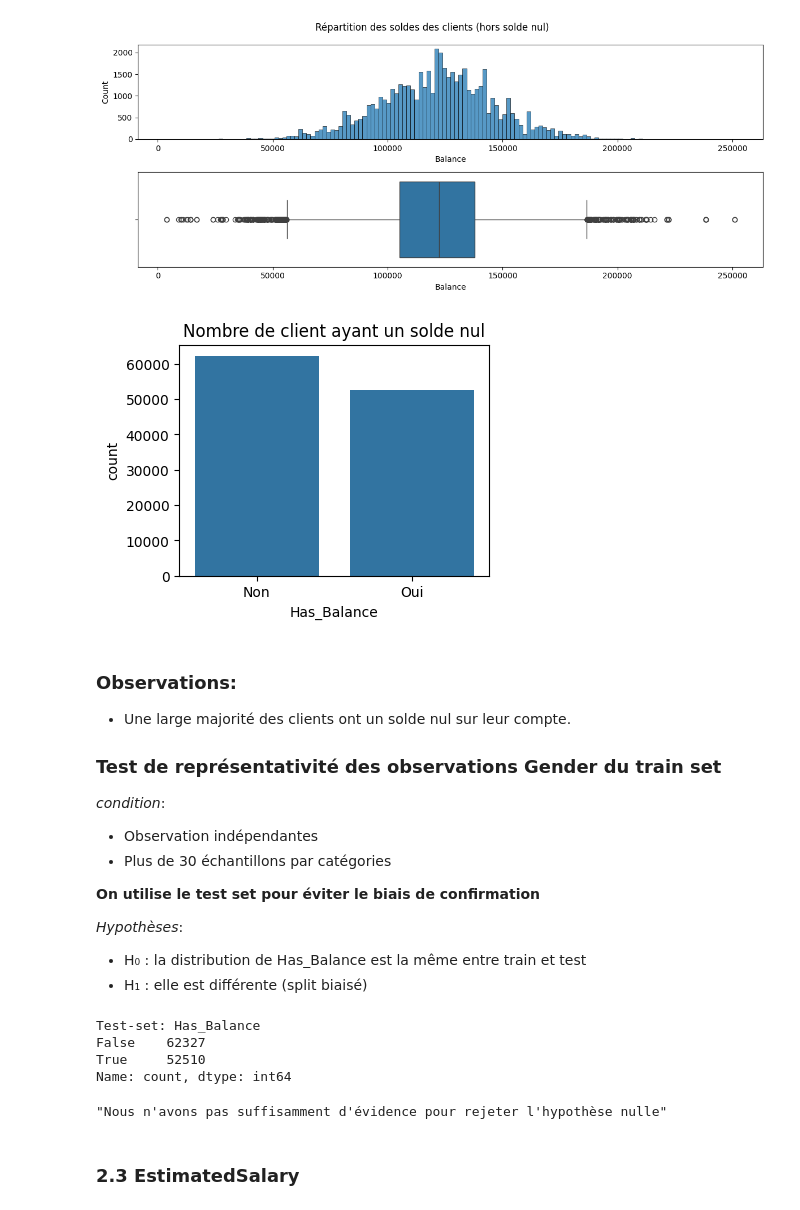
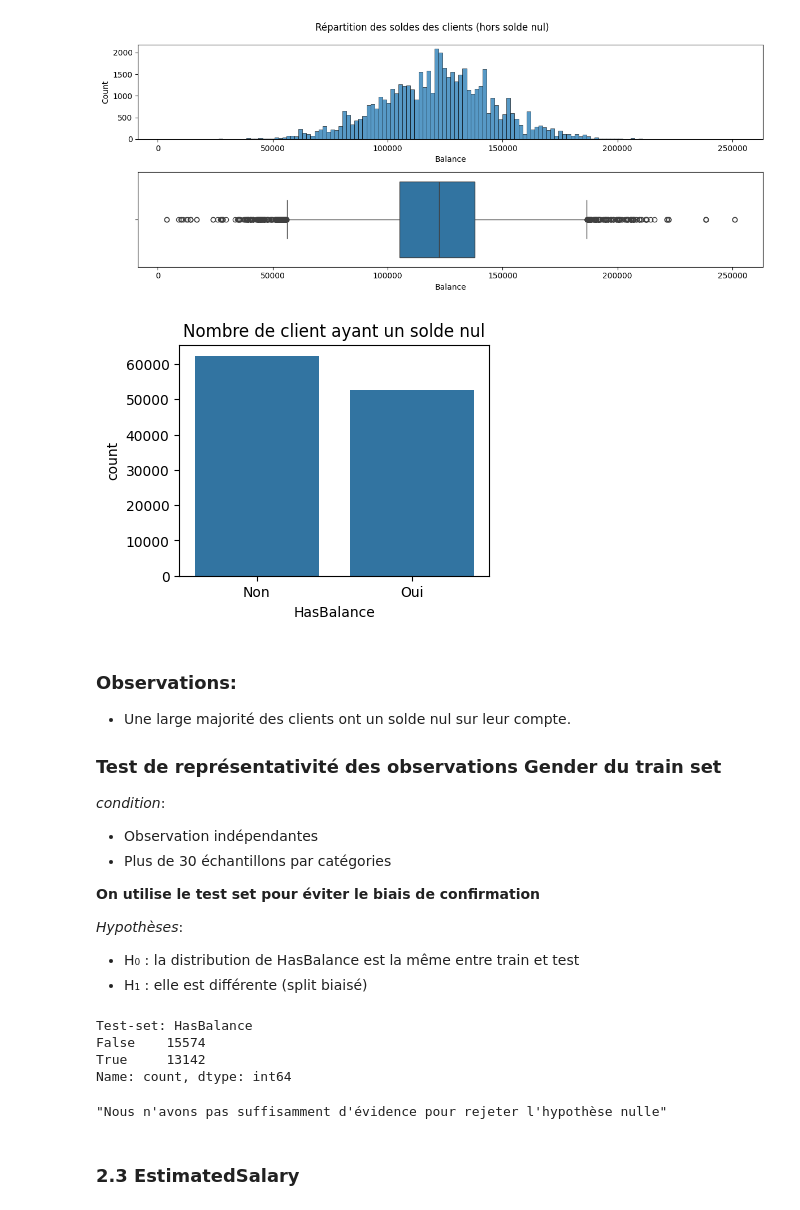
Before and after one commit to lbihin/mlpro-classification-bank-churn-2025, a Jupyter notebook: eda/eda.ipynb, the cells around one changed output. Cells and saved outputs as stored; diff of their text form; code cells hidden in the pictures.

```diff
--- a/eda/eda.ipynb
+++ b/eda/eda.ipynb
@@ -966,12 +966,0 @@ Pas d´amélioration significative de la distribution.
-# %%
-bins = [300, 650, 700, 900]
-labels = ["Faible", "Moyen", "Élevé"]
-
-# Appliquer le binning
-train_df['CS_binning'] = pd.cut(train_df['CreditScore'], bins=bins, labels=labels, include_lowest=True)
-test_df['CS_binning'] = pd.cut(test_df['CreditScore'], bins=bins, labels=labels, include_lowest=True)
-
-plt.figure(figsize=(12, 3))
-plt.title("Discrétisation du CreditScore en variable discrète")
-sns.countplot(data=train_df, x="CS_binning")
-plt.show()
@@ -1058,15 +1045,15 @@ plt.show()
 # %% [output]
 [figure]
 # %%
-train_df['Has_Balance'] = train_df.Balance != 0
+train_df['HasBalance'] = train_df.Balance != 0
 plt.figure(figsize=(4, 3))
 plt.title("Nombre de client ayant un solde nul")
-sns.countplot(data=train_df, x="Has_Balance")
+sns.countplot(data=train_df, x="HasBalance")
 plt.xticks([0, 1], ["Non", "Oui"])
 plt.legend([], [], frameon=False)
 plt.show()
 # %% [output]
-[figure, old version]
+[figure, new version]
 # %% [markdown]
 ### Observations:
 * Une large majorité des clients ont un solde nul sur leur compte.
@@ -1080,20 +1067,21 @@ plt.show()
 **On utilise le test set pour éviter le biais de confirmation**
 
 *Hypothèses*:
-- H₀ : la distribution de Has_Balance est la même entre train et test
+- H₀ : la distribution de HasBalance est la même entre train et test
 - H₁ : elle est différente (split biaisé)
 # %%
-test_df['Has_Balance'] = test_df.Balance != 0
-print(f"Test-set: {train_df.Has_Balance.value_counts(normalize=False)}")
-exp = train_df.Has_Balance.value_counts().sort_index().to_list()
-obs = test_df.Has_Balance.value_counts().sort_index().to_list()
+test_df['HasBalance'] = test_df.Balance != 0
+train_df['HasBalance'] = train_df.Balance != 0
+print(f"Test-set: {test_df.HasBalance.value_counts(normalize=False)}")
+exp = test_df.HasBalance.value_counts().sort_index().to_list()
+obs = test_df.HasBalance.value_counts().sort_index().to_list()
 
 test_result = stats.chi2_contingency(observed=[obs, exp])
 check_hypothesis(test_result)
 # %% [output]
-Test-set: Has_Balance
-False    62327
-True     52510
+Test-set: HasBalance
+False    15574
+True     13142
 Name: count, dtype: int64
 "Nous n'avons pas suffisamment d'évidence pour rejeter l'hypothèse nulle"
 # %% [markdown]
```
Also changed, not shown: parts of 59 cells of this notebook.
